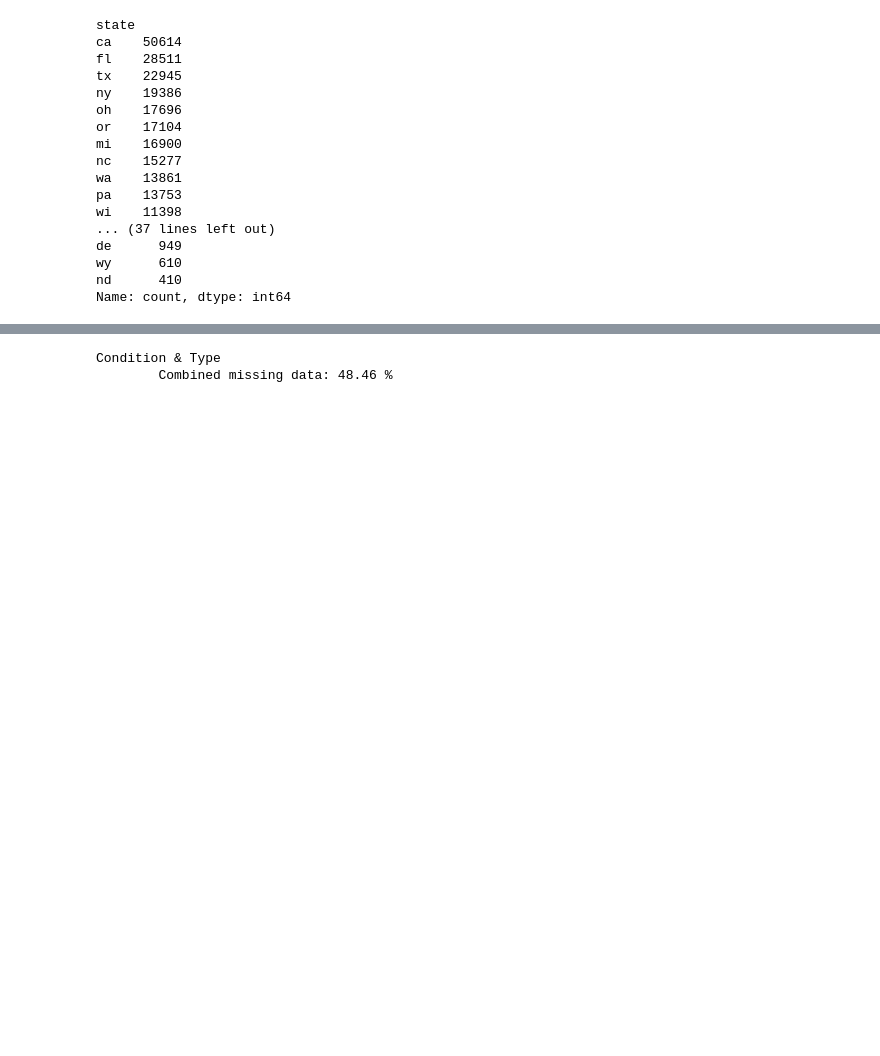
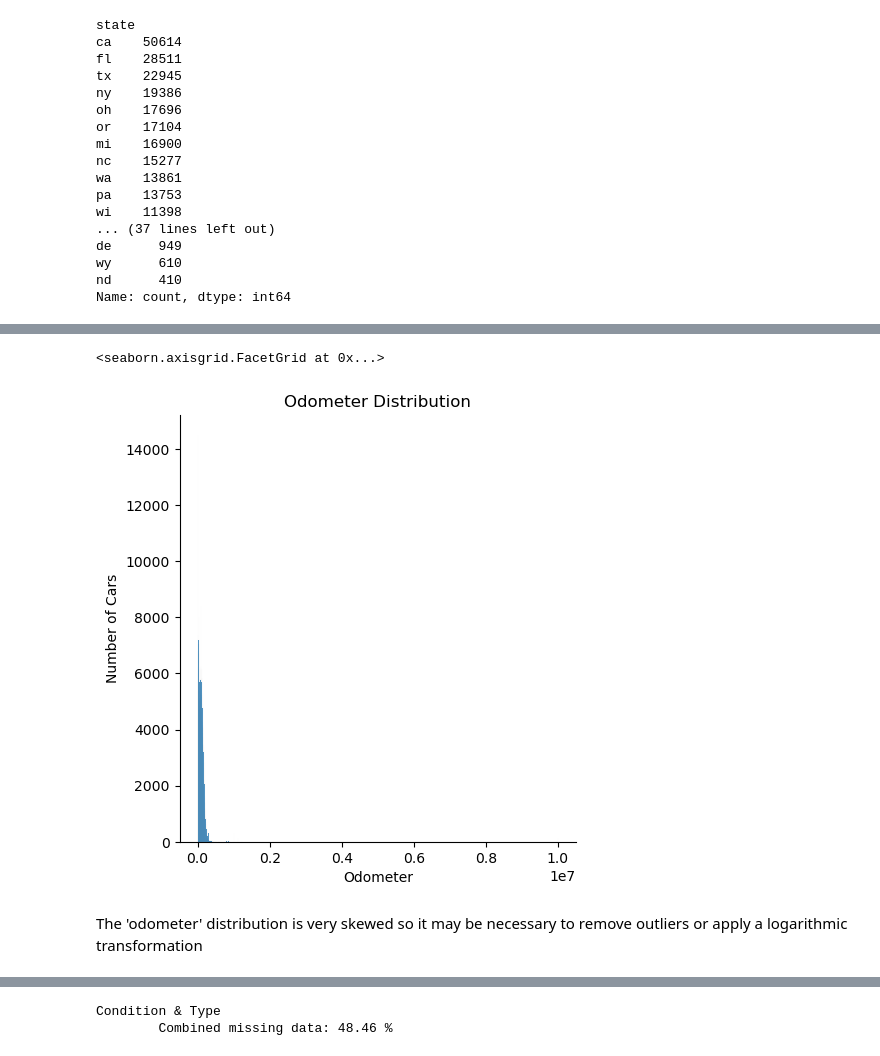
Before and after one commit to ricardoyepez01/assignment-11.1, a Jupyter notebook: ryepez_Module-11.ipynb, the cells around one changed output, grey strips where cells are left out. Saved outputs shown, nothing was run; the diff lists cells and outputs as text; code cells hidden in the pictures; blank space fills up the shorter version.

```diff
--- a/ryepez_Module-11.ipynb
+++ b/ryepez_Module-11.ipynb
@@ -336,0 +420,7 @@ The state should have a very strong correlation witht the prices but given the l
+# %%
+sns.displot(df['odometer']).set(title='Odometer Distribution', xlabel='Odometer', ylabel='Number of Cars')
+# %% [output]
+<seaborn.axisgrid.FacetGrid at 0x...>
+[figure, added]
+# %% [markdown]
+The 'odometer' distribution is very skewed so it may be necessary to remove outliers or apply a logarithmic transformation
```
Also changed, not shown: parts of 250 cells of this notebook.
